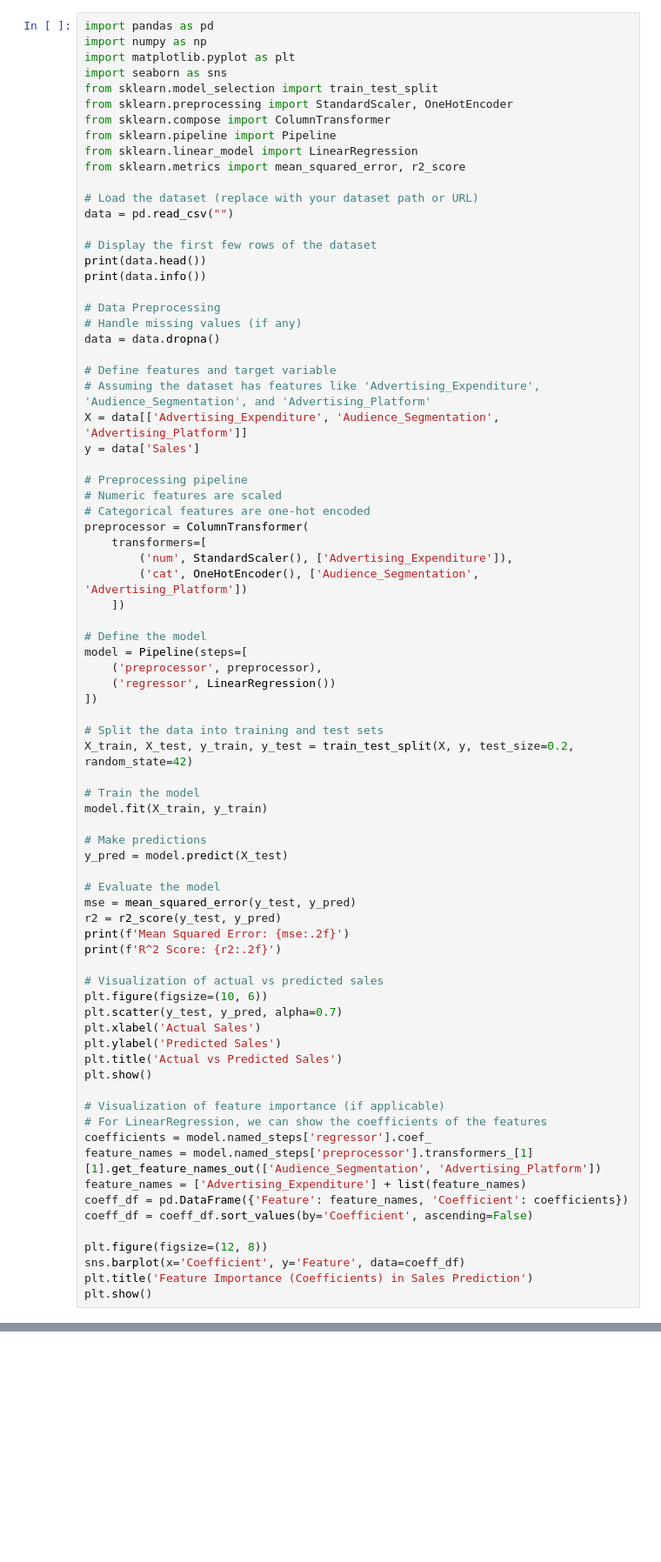
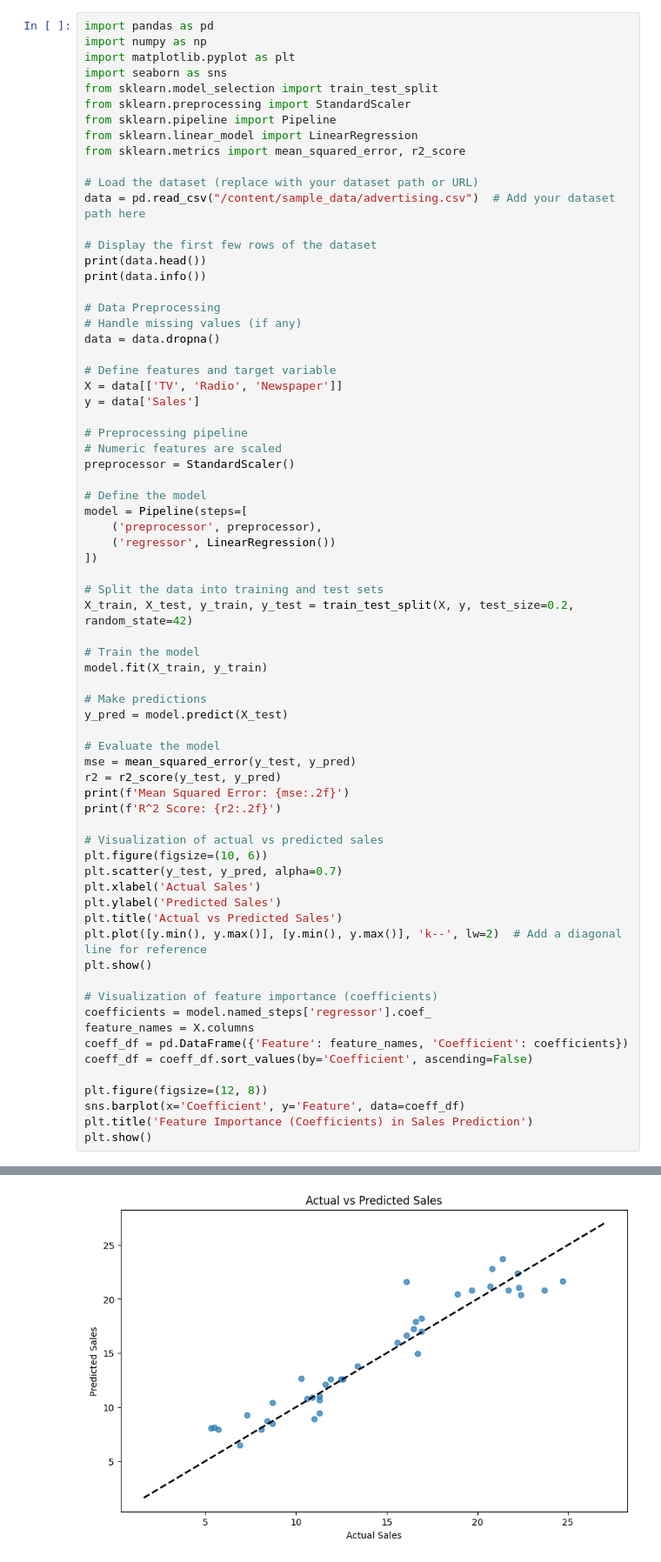
Before and after one commit to Suthir731/Codsoft-Intern, a Jupyter notebook: task_3.ipynb, the cells around one changed output, grey strips where cells are left out. Shown at 87% size. Drawn from its saved outputs; the diff is of its cells as text; blank space fills up the shorter version.

```diff
--- a/task_3.ipynb
+++ b/task_3.ipynb
@@ -6,14 +6,13 @@ import numpy as np
 import matplotlib.pyplot as plt
 import seaborn as sns
 from sklearn.model_selection import train_test_split
-from sklearn.preprocessing import StandardScaler, OneHotEncoder
-from sklearn.compose import ColumnTransformer
+from sklearn.preprocessing import StandardScaler
 from sklearn.pipeline import Pipeline
 from sklearn.linear_model import LinearRegression
 from sklearn.metrics import mean_squared_error, r2_score
 
 # Load the dataset (replace with your dataset path or URL)
-data = pd.read_csv("")
+data = pd.read_csv("/content/sample_data/advertising.csv")  # Add your dataset path here
 
 # Display the first few rows of the dataset
 print(data.head())
@@ -24,18 +23,12 @@ print(data.info())
 data = data.dropna()
 
 # Define features and target variable
-# Assuming the dataset has features like 'Advertising_Expenditure', 'Audience_Segmentation', and 'Advertising_Platform'
-X = data[['Advertising_Expenditure', 'Audience_Segmentation', 'Advertising_Platform']]
+X = data[['TV', 'Radio', 'Newspaper']]
 y = data['Sales']
 
 # Preprocessing pipeline
 # Numeric features are scaled
-# Categorical features are one-hot encoded
-preprocessor = ColumnTransformer(
-    transformers=[
-        ('num', StandardScaler(), ['Advertising_Expenditure']),
-        ('cat', OneHotEncoder(), ['Audience_Segmentation', 'Advertising_Platform'])
-    ])
+preprocessor = StandardScaler()
 
 # Define the model
 model = Pipeline(steps=[
@@ -64,13 +57,12 @@ plt.scatter(y_test, y_pred, alpha=0.7)
 plt.xlabel('Actual Sales')
 plt.ylabel('Predicted Sales')
 plt.title('Actual vs Predicted Sales')
+plt.plot([y.min(), y.max()], [y.min(), y.max()], 'k--', lw=2)  # Add a diagonal line for reference
 plt.show()
 
-# Visualization of feature importance (if applicable)
-# For LinearRegression, we can show the coefficients of the features
+# Visualization of feature importance (coefficients)
 coefficients = model.named_steps['regressor'].coef_
-feature_names = model.named_steps['preprocessor'].transformers_[1][1].get_feature_names_out(['Audience_Segmentation', 'Advertising_Platform'])
-feature_names = ['Advertising_Expenditure'] + list(feature_names)
+feature_names = X.columns
 coeff_df = pd.DataFrame({'Feature': feature_names, 'Coefficient': coefficients})
 coeff_df = coeff_df.sort_values(by='Coefficient', ascending=False)
 
@@ -78,3 +70,4 @@ plt.figure(figsize=(12, 8))
 sns.barplot(x='Coefficient', y='Feature', data=coeff_df)
 plt.title('Feature Importance (Coefficients) in Sales Prediction')
 plt.show()
+# %% [output]
@@ -80,0 +94 @@ plt.show()
+[figure, added]
```
Also changed, not shown: parts of 1 cell of this notebook.
